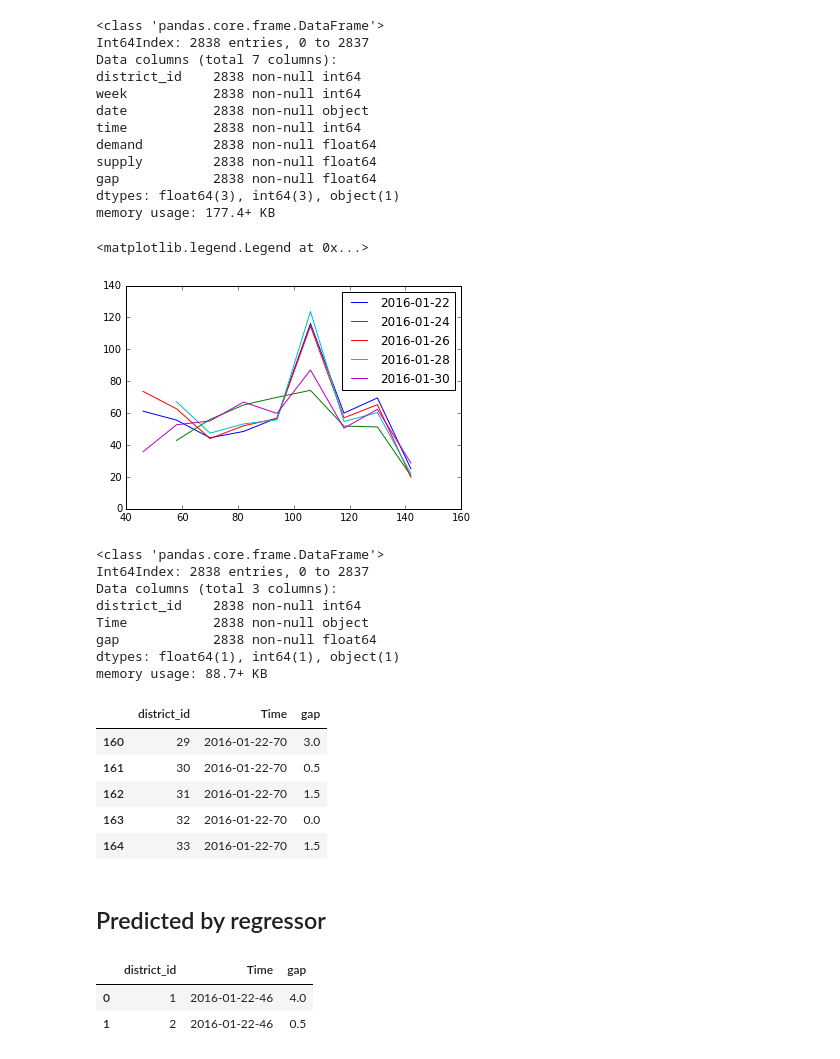
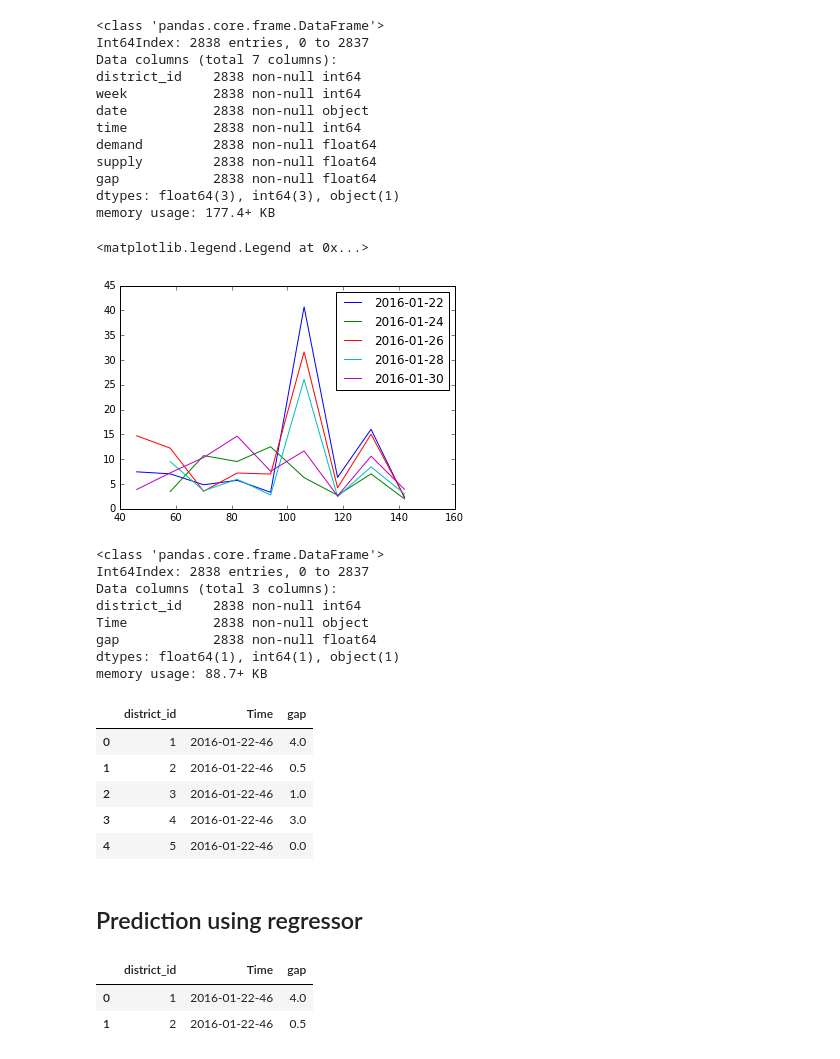
Before and after one commit to gwwang16/Machine-Learning, a Jupyter notebook: Projects/Capstone-AI-for-Robotics/Di-Tech/Data_Analysis.ipynb, the cells around one changed output. Cells and saved outputs as stored; diff of their text form; code cells hidden in the pictures.

Commit message:
fill all the missed values in train and test data

```diff
--- a/Projects/Capstone-AI-for-Robotics/Di-Tech/Data_Analysis.ipynb
+++ b/Projects/Capstone-AI-for-Robotics/Di-Tech/Data_Analysis.ipynb
@@ -711,0 +779,7 @@ full_data.describe()
+# %%
+data_temp_weekend = full_order[full_order.week > 5]
+
+for date, wgr in data_temp_weekend.groupby('date'):
+    plt.plot(wgr.groupby('time').gap.mean(), label=str(date))
+    plt.title('Weekend gap')
+    plt.legend(loc=2,prop={'size':8})
@@ -711,0 +788,7 @@ full_data.describe()
+# %%
+data_temp_notweekend = full_order[full_order.week < 6]
+
+for date, wgr in data_temp_notweekend.groupby('date'):
+    plt.plot(wgr.groupby('time').gap.mean(), label=str(date))
+    plt.title('workday gap')
+    plt.legend(loc=1,prop={'size':7})
@@ -723,0 +833,3 @@ order_data_selected[:2]
+# %%
+full_order_selected = full_order[full_order.date > '2016-01-03']
+full_order_selected[:2]
@@ -726,6 +903,5 @@ order_data_selected[:2]
 # %%
-grouped_temp1 = order_data_selected.groupby(['district_id','week', 'time']).mean()
-data_average_gap = grouped_temp1.reset_index()
+data_average_gap = full_order_selected.groupby(['district_id','week', 'time']).mean().reset_index()
 data_average_gap.describe()
 # %% [output]
 |  | district_id | week | time | demand | supply | gap |
@@ -839,11 +973,11 @@ dtypes: float64(3), int64(3), object(1)
 memory usage: 177.4+ KB
 # %%
 for date, drp in result.groupby('date'):
-    plt.plot(drp.groupby('time').demand.mean(), label=str(date))
+    plt.plot(drp.groupby('time').gap.mean(), label=str(date))
 plt.legend()
 # %% [output]
 <matplotlib.legend.Legend at 0x...>
-[figure, old version]
+[figure, new version]
 # %%
 # Reformat to meet the submit format
 result['Time'] = result['date'].map(str) + '-' + result['time'].map(str)
@@ -860,16 +994,16 @@ dtypes: float64(1), int64(1), object(1)
 memory usage: 88.7+ KB
 # %%
 # Cehck
-result_data[160:165]
+result_data[:5]
 # %% [output]
 |  | district_id | Time | gap |
-| 160 | 29 | 2016-01-22-70 | 3.0 |
-| 161 | 30 | 2016-01-22-70 | 0.5 |
-| 162 | 31 | 2016-01-22-70 | 1.5 |
-| 163 | 32 | 2016-01-22-70 | 0.0 |
-| 164 | 33 | 2016-01-22-70 | 1.5 |
+| 0 | 1 | 2016-01-22-46 | 4.0 |
+| 1 | 2 | 2016-01-22-46 | 0.5 |
+| 2 | 3 | 2016-01-22-46 | 1.0 |
+| 3 | 4 | 2016-01-22-46 | 3.0 |
+| 4 | 5 | 2016-01-22-46 | 0.0 |
 # %%
 # The prediction result output as *.csv
 result_data.to_csv('result0606.csv', index=False, header=False)
 # %% [markdown]
-## Predicted by regressor
+## Prediction using regressor
```
Also changed, not shown: parts of 137 cells of this notebook, 3 other files.
